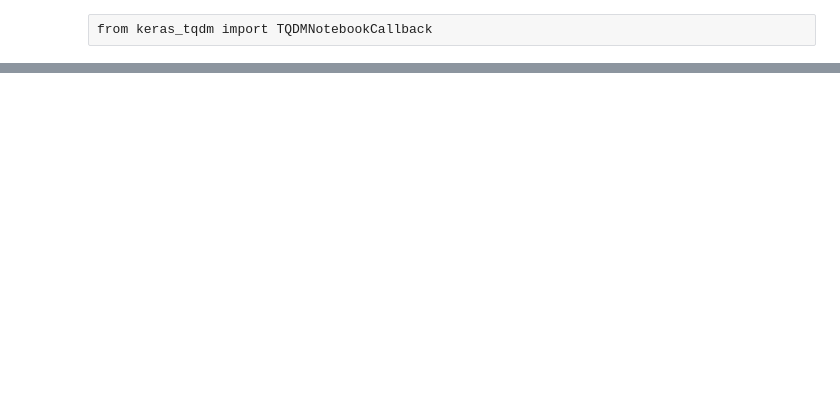
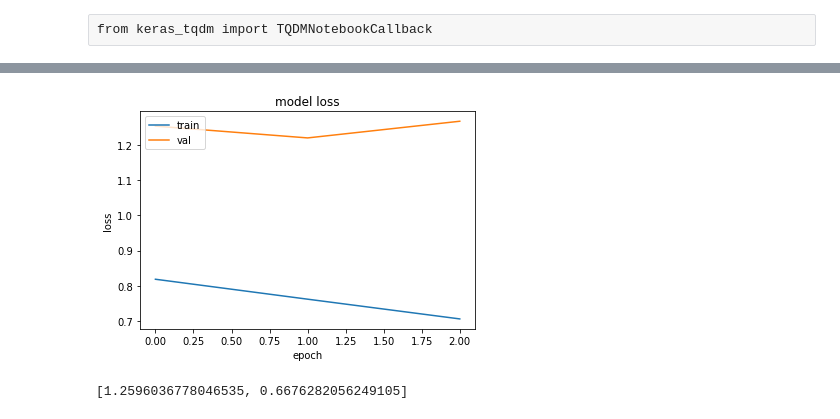
Before and after one commit to wbz5087/audio-visual-speech-recognition, a Jupyter notebook: train_flow_modified.ipynb, the cells around one changed output, grey strips where cells are left out. Cells and saved outputs as stored; diff of their text form; code cells hidden in the pictures; blank space fills up the shorter version.

```diff
--- a/train_flow_modified.ipynb
+++ b/train_flow_modified.ipynb
@@ -408,0 +294,11 @@ model.evaluate(testX,test_Y)
+# %%
+plt.plot(history.history['loss'])
+plt.plot(history.history['val_loss'])
+plt.title('model loss')
+plt.ylabel('loss')
+plt.xlabel('epoch')
+plt.legend(['train','val'],loc='upper left')
+plt.savefig('visual9-12loss.png')
+plt.show()
+# %% [output]
+[figure, added]
@@ -408,0 +308,6 @@ model.evaluate(testX,test_Y)
+# %%
+#model.load_weights('weights-improvement-04-0.98.hdf5')
+model.evaluate_generator(video.generate_array(testlist,batch_size=48),
+                         steps=len(testlist)//48)
+# %% [output]
+[1.2596036778046535, 0.6676282056249105]
```
Also changed, not shown: parts of 46 cells of this notebook, 2 other files.
